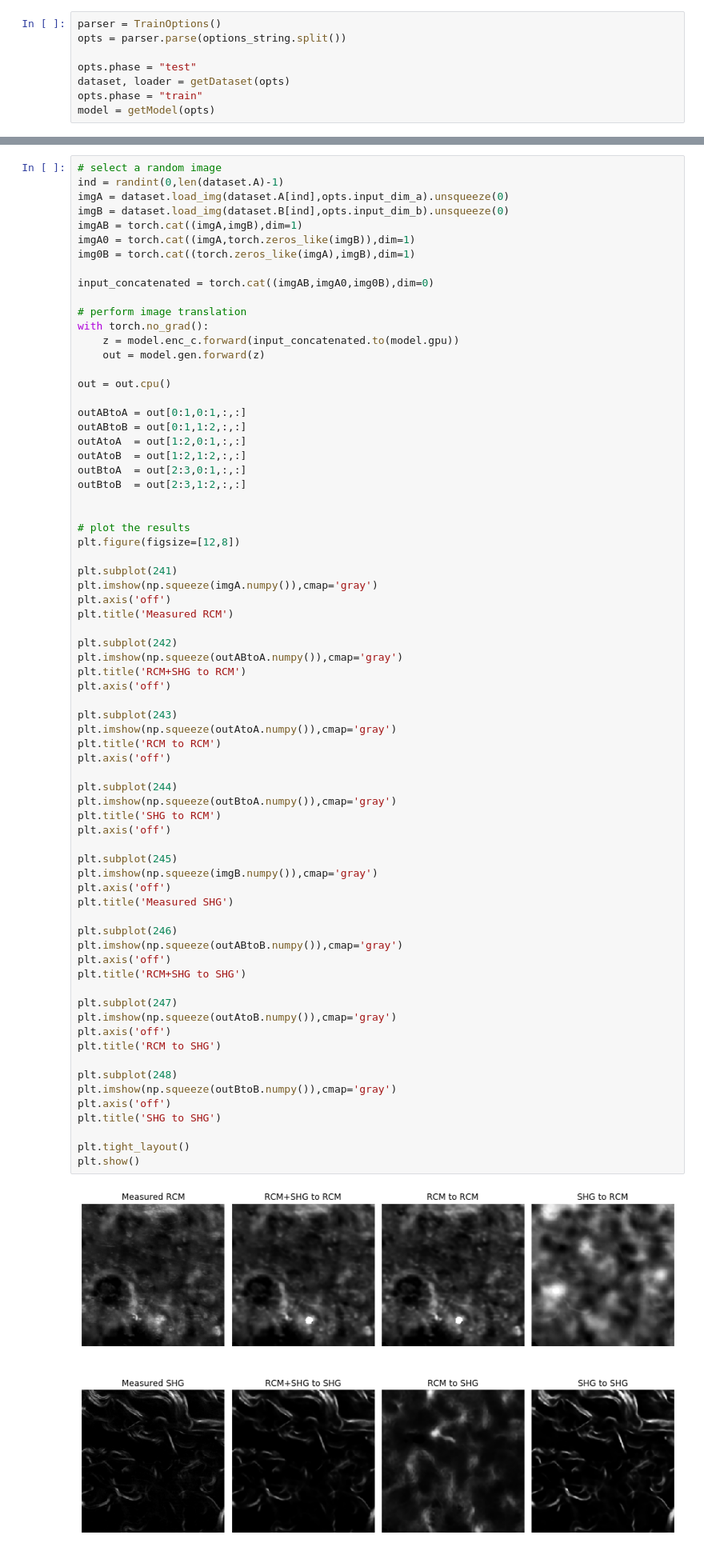
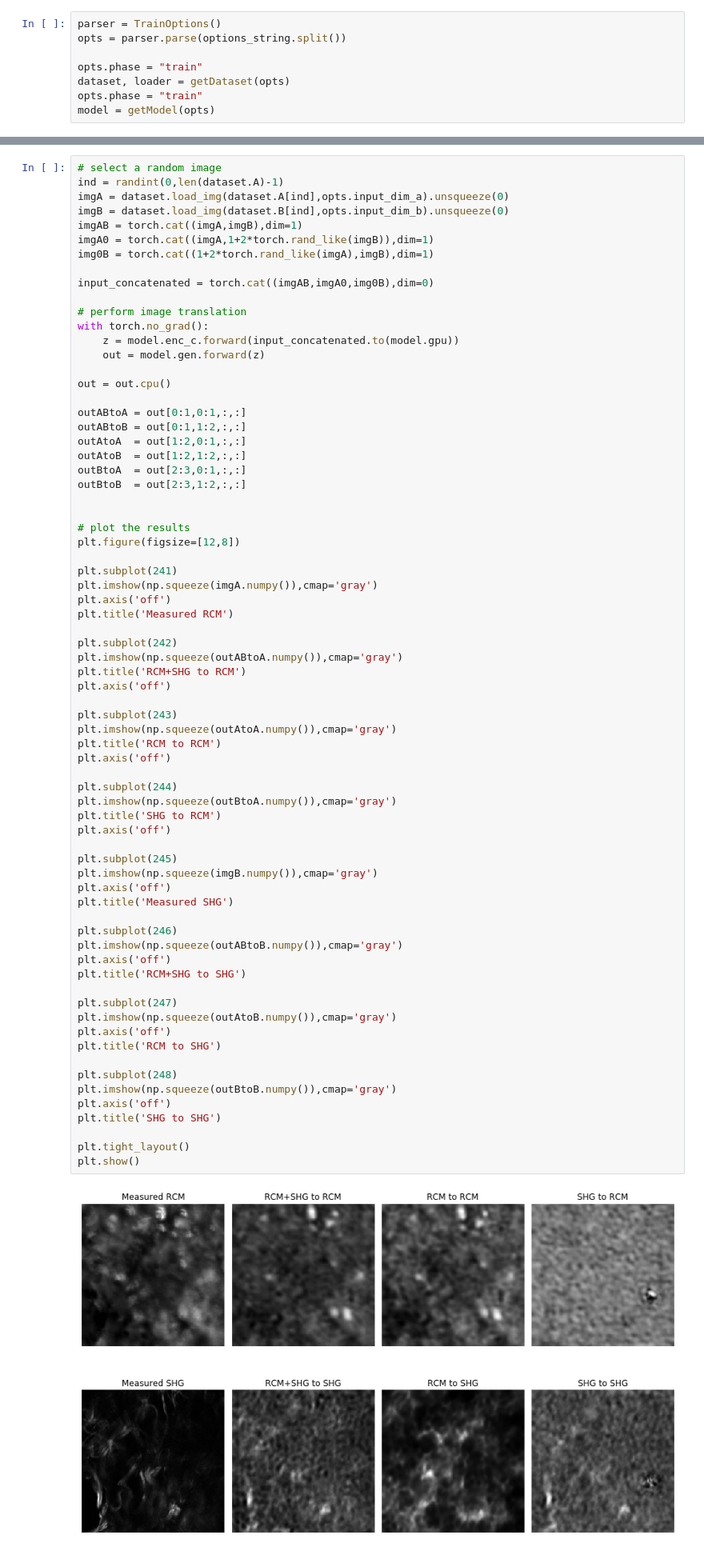
Before and after one commit to wilsonjwcsu/DRIT, a Jupyter notebook: analysis/analysis_pairedDataset.ipynb, the cells around one changed output, grey strips where cells are left out. Shown: that part at 80% size. Cells and saved outputs as stored; diff of their text form.

```diff
--- a/analysis/analysis_pairedDataset.ipynb
+++ b/analysis/analysis_pairedDataset.ipynb
@@ -63,7 +63,7 @@ def getModel(opts):
 parser = TrainOptions()
 opts = parser.parse(options_string.split())
 
-opts.phase = "test"
+opts.phase = "train"
 dataset, loader = getDataset(opts)
 opts.phase = "train"
 model = getModel(opts)
@@ -91,8 +94,8 @@ ind = randint(0,len(dataset.A)-1)
 imgA = dataset.load_img(dataset.A[ind],opts.input_dim_a).unsqueeze(0)
 imgB = dataset.load_img(dataset.B[ind],opts.input_dim_b).unsqueeze(0)
 imgAB = torch.cat((imgA,imgB),dim=1)
-imgA0 = torch.cat((imgA,torch.zeros_like(imgB)),dim=1)
-img0B = torch.cat((torch.zeros_like(imgA),imgB),dim=1)
+imgA0 = torch.cat((imgA,1+2*torch.rand_like(imgB)),dim=1)
+img0B = torch.cat((1+2*torch.rand_like(imgA),imgB),dim=1)
 
 input_concatenated = torch.cat((imgAB,imgA0,img0B),dim=0)
 
@@ -130,34 +133,34 @@ plt.title('RCM to RCM')
 plt.axis('off')
 
 plt.subplot(244)
 plt.imshow(np.squeeze(outBtoA.numpy()),cmap='gray')
 plt.title('SHG to RCM')
 plt.axis('off')
 
 plt.subplot(245)
 plt.imshow(np.squeeze(imgB.numpy()),cmap='gray')
 plt.axis('off')
 plt.title('Measured SHG')
 
 plt.subplot(246)
 plt.imshow(np.squeeze(outABtoB.numpy()),cmap='gray')
 plt.axis('off')
 plt.title('RCM+SHG to SHG')
 
 plt.subplot(247)
 plt.imshow(np.squeeze(outAtoB.numpy()),cmap='gray')
 plt.axis('off')
 plt.title('RCM to SHG')
 
 plt.subplot(248)
 plt.imshow(np.squeeze(outBtoB.numpy()),cmap='gray')
 plt.axis('off')
 plt.title('SHG to SHG')
 
 plt.tight_layout()
 plt.show()
 # %% [output]
-[figure, old version]
+[figure, new version]
 # %%
 # produce a random image
 ind = randint(0,len(dataset.A)-1)
```
Also changed, not shown: parts of 2 cells of this notebook, 1 other file.
